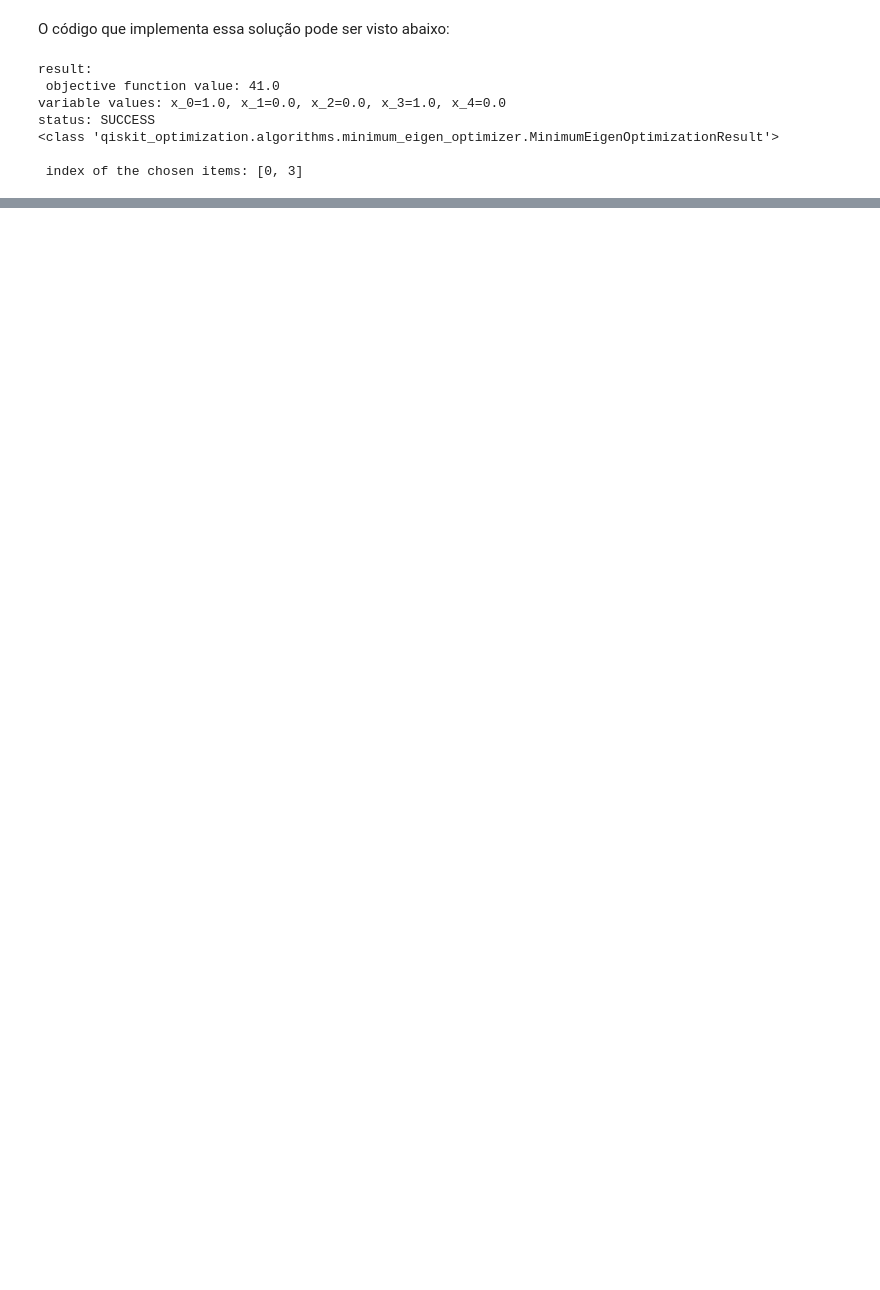
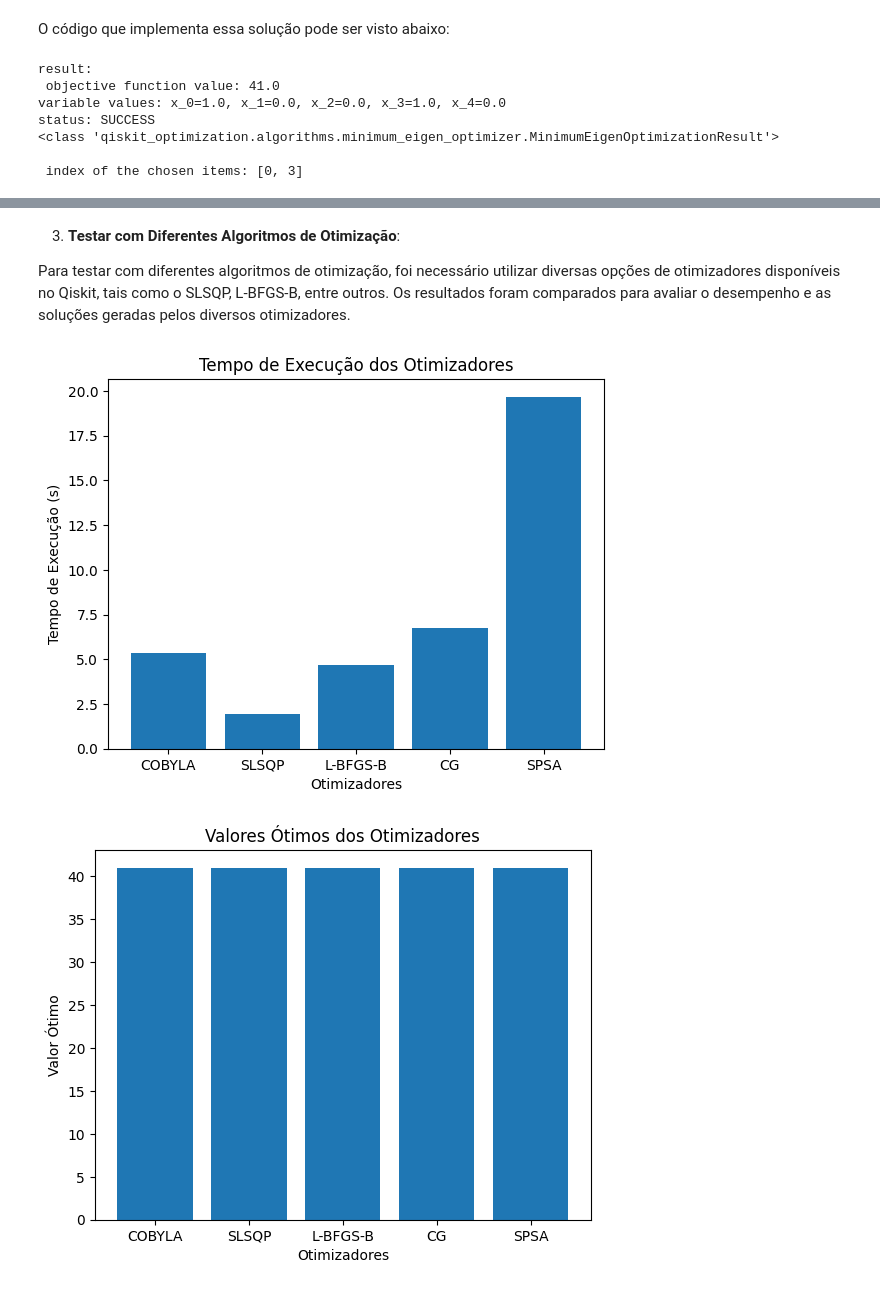
Before and after one commit to Lihsayuri/KnapsackQuantum, a Jupyter notebook: KnapsackProblem.ipynb, the cells around one changed output, grey strips where cells are left out. Saved outputs shown, nothing was run; the diff lists cells and outputs as text; code cells hidden in the pictures; blank space fills up the shorter version.

Commit message:
Alguns testes feitos!

```diff
--- a/KnapsackProblem.ipynb
+++ b/KnapsackProblem.ipynb
@@ -344,0 +418,16 @@ A solução encontrada retorna um valor de 41, incluindo na mochila os itens de
+# %%
+# Teste com diferentes valores de `reps`
+import time
+
+reps_values = [1, 2, 3, 4]
+for reps in reps_values:
+    start_time = time.time()
+    qaoa = QAOA(aer_sampler, optimizer, reps=reps)
+    meo = MinimumEigenOptimizer(min_eigen_solver= qaoa)
+    result = meo.solve(qp)
+    end_time = time.time()
+    execution_time = end_time - start_time
+    print(f'Resultados com reps={reps}:\n', result.prettyprint())
+    print('\n index of the chosen items:', interpret(result))
+    print('\n execution time (s):\n', execution_time)
+    print('------------------------------------------------------------')
@@ -344,0 +452,46 @@ A solução encontrada retorna um valor de 41, incluindo na mochila os itens de
+# %% [markdown]
+3. **Testar com Diferentes Algoritmos de Otimização**:
+
+Para testar com diferentes algoritmos de otimização, foi necessário utilizar diversas opções de otimizadores disponíveis no Qiskit, tais como o SLSQP, L-BFGS-B, entre outros. Os resultados foram comparados para avaliar o desempenho e as soluções geradas pelos diversos otimizadores.
+# %%
+from qiskit.algorithms.optimizers import SLSQP, L_BFGS_B, CG, SPSA, COBYLA
+import time
+import matplotlib.pyplot as plt
+
+# Lista de otimizadores
+optimizer_names = ['COBYLA','SLSQP', 'L-BFGS-B', 'CG', 'SPSA']
+optimizers = [COBYLA(), SLSQP(), L_BFGS_B(), CG(), SPSA()]
+
+# Listas para armazenar os tempos de execução e os valores ótimos
+execution_times = []
+optimal_values = []
+
+for optimizer in optimizers:
+    start_time = time.time()
+
+    qaoa_optimizer = QAOA(aer_sampler, optimizer, reps=2)
+    meo_optimizer = MinimumEigenOptimizer(min_eigen_solver=qaoa_optimizer)
+    result = meo_optimizer.solve(qp)
+
+    end_time = time.time()
+    execution_time = end_time - start_time
+
+    execution_times.append(execution_time)
+    optimal_values.append(result.fval)
+
+# Gráfico de barras para comparar o tempo de execução
+plt.bar(optimizer_names, execution_times)
+plt.xlabel('Otimizadores')
+plt.ylabel('Tempo de Execução (s)')
+plt.title('Tempo de Execução dos Otimizadores')
+plt.show()
+
+# Gráfico de barras para comparar os valores ótimos
+plt.bar(optimizer_names, optimal_values)
+plt.xlabel('Otimizadores')
+plt.ylabel('Valor Ótimo')
+plt.title('Valores Ótimos dos Otimizadores')
+plt.show()
+# %% [output]
+[figure, added]
+[figure, added]
```
Also changed, not shown: parts of 24 cells of this notebook.
